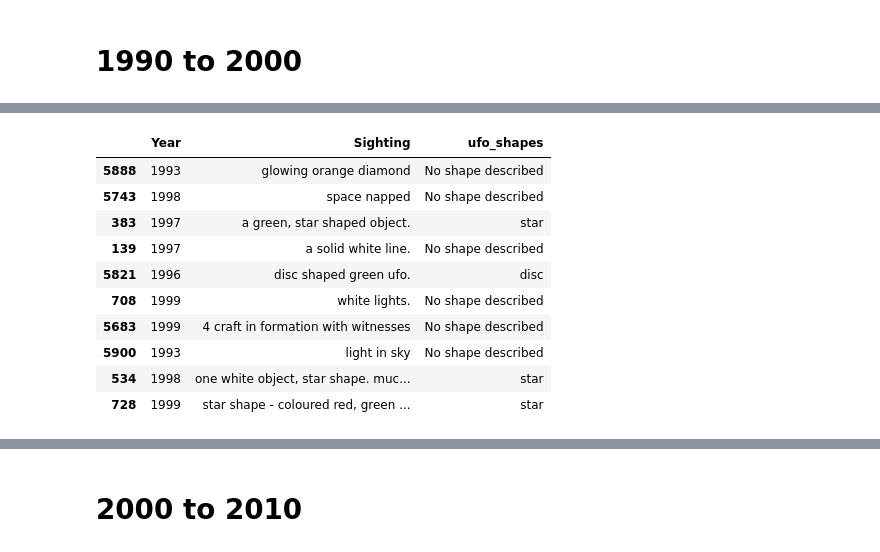
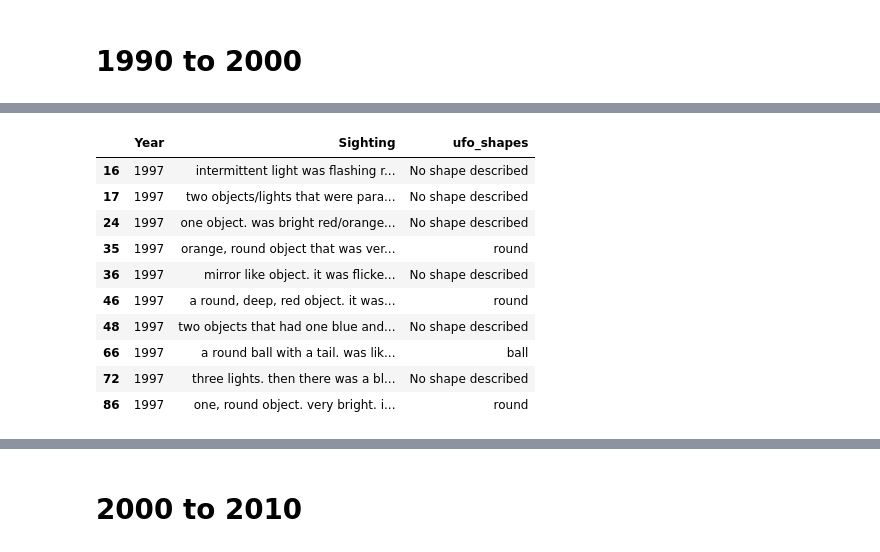
Before and after one commit to SaadCodes247/Digital-Futures-Capstone-The-UKs-UFO-History, a Jupyter notebook: src/ufo_data_analysis.ipynb, the cells around one changed output, grey strips where cells are left out. Saved outputs shown, nothing was run; the diff lists cells and outputs as text; code cells hidden in the pictures.

```diff
--- a/src/ufo_data_analysis.ipynb
+++ b/src/ufo_data_analysis.ipynb
@@ -562,15 +563,17 @@ plt.show()
 # %%
-top_sightings = df[(df['Year'] >= 1990) & (df['Year'] < 2000)].nlargest(10, 'sentiment_score')[['Year', 'Sighting', 'ufo_shapes']]
+# Top 10 sightings with smallest sentiment score from 1990 to 2000
+
+top_sightings = df[(df['Year'] >= 1990) & (df['Year'] <= 2000)].nsmallest(10, 'sentiment_score')[['Year', 'Sighting', 'ufo_shapes']]
 top_sightings
 # %% [output]
 |  | Year | Sighting | ufo_shapes |
-| 5888 | 1993 | glowing orange diamond | No shape described |
-| 5743 | 1998 | space napped | No shape described |
-| 383 | 1997 | a green, star shaped object. | star |
-| 139 | 1997 | a solid white line. | No shape described |
-| 5821 | 1996 | disc shaped green ufo. | disc |
-| 708 | 1999 | white lights. | No shape described |
-| 5683 | 1999 | 4 craft in formation with witnesses | No shape described |
-| 5900 | 1993 | light in sky | No shape described |
-| 534 | 1998 | one white object, star shape. muc... | star |
-| 728 | 1999 | star shape - coloured red, green ... | star |
+| 16 | 1997 | intermittent light was flashing r... | No shape described |
+| 17 | 1997 | two objects/lights that were para... | No shape described |
+| 24 | 1997 | one object. was bright red/orange... | No shape described |
+| 35 | 1997 | orange, round object that was ver... | round |
+| 36 | 1997 | mirror like object. it was flicke... | No shape described |
+| 46 | 1997 | a round, deep, red object. it was... | round |
+| 48 | 1997 | two objects that had one blue and... | No shape described |
+| 66 | 1997 | a round ball with a tail. was lik... | ball |
+| 72 | 1997 | three lights. then there was a bl... | No shape described |
+| 86 | 1997 | one, round object. very bright. i... | round |
```
Also changed, not shown: parts of 9 cells of this notebook.
